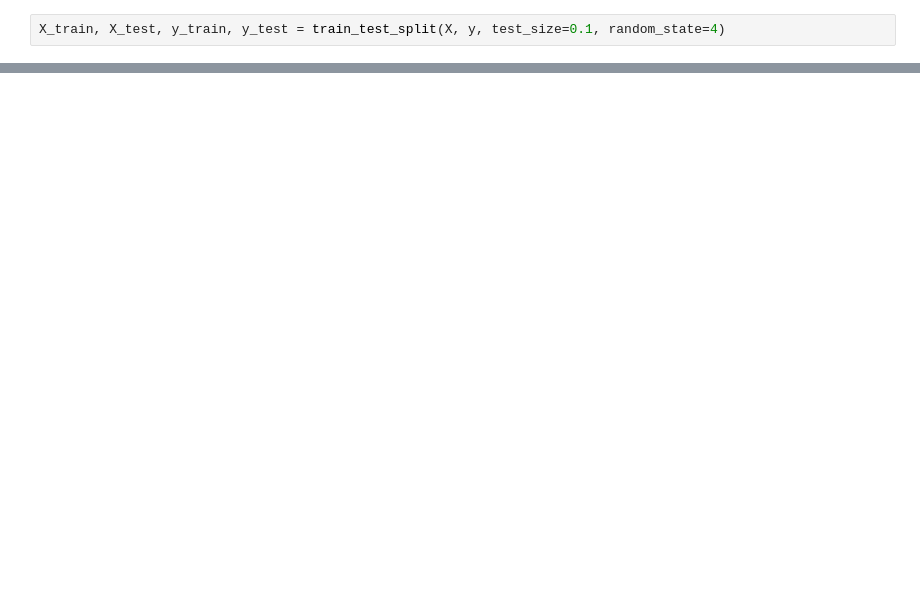
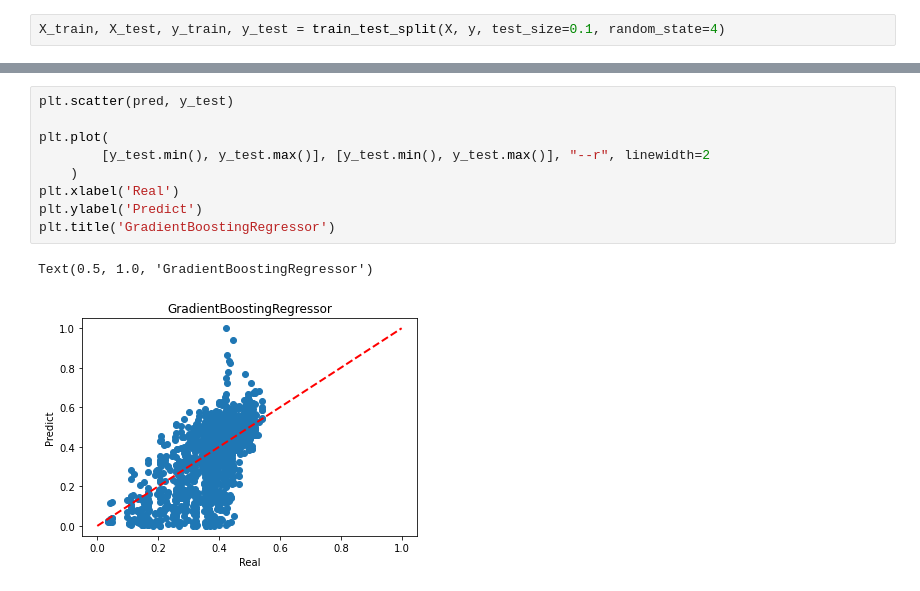
Before and after one commit to AnastasiyaKrokhina/DataCon-time-1, a Jupyter notebook: notebooks/models1.ipynb, the cells around one changed output, grey strips where cells are left out. Cells and saved outputs as stored; diff of their text form; blank space fills up the shorter version.

```diff
--- a/notebooks/models1.ipynb
+++ b/notebooks/models1.ipynb
@@ -122,0 +112,12 @@ array([-0.02660356,  0.15904491,  0.02993168,  0.04114118,  0.00380775,
+# %%
+plt.scatter(pred, y_test)
+
+plt.plot(
+        [y_test.min(), y_test.max()], [y_test.min(), y_test.max()], "--r", linewidth=2
+    )
+plt.xlabel('Real')
+plt.ylabel('Predict')
+plt.title('GradientBoostingRegressor')
+# %% [output]
+Text(0.5, 1.0, 'GradientBoostingRegressor')
+[figure, added]
```
Also changed, not shown: parts of 25 cells of this notebook.
